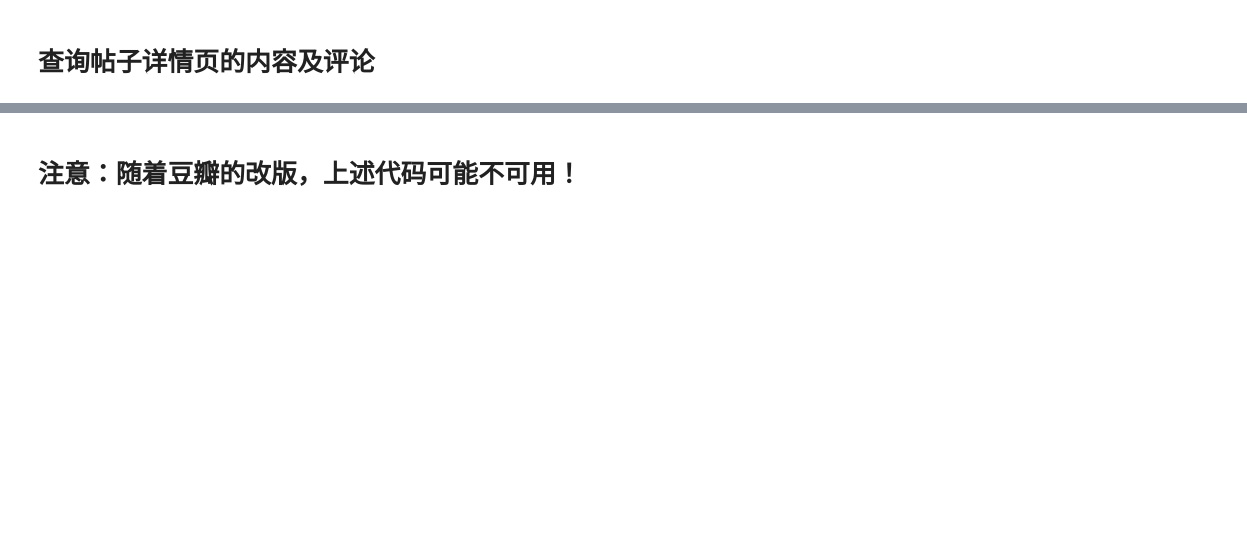
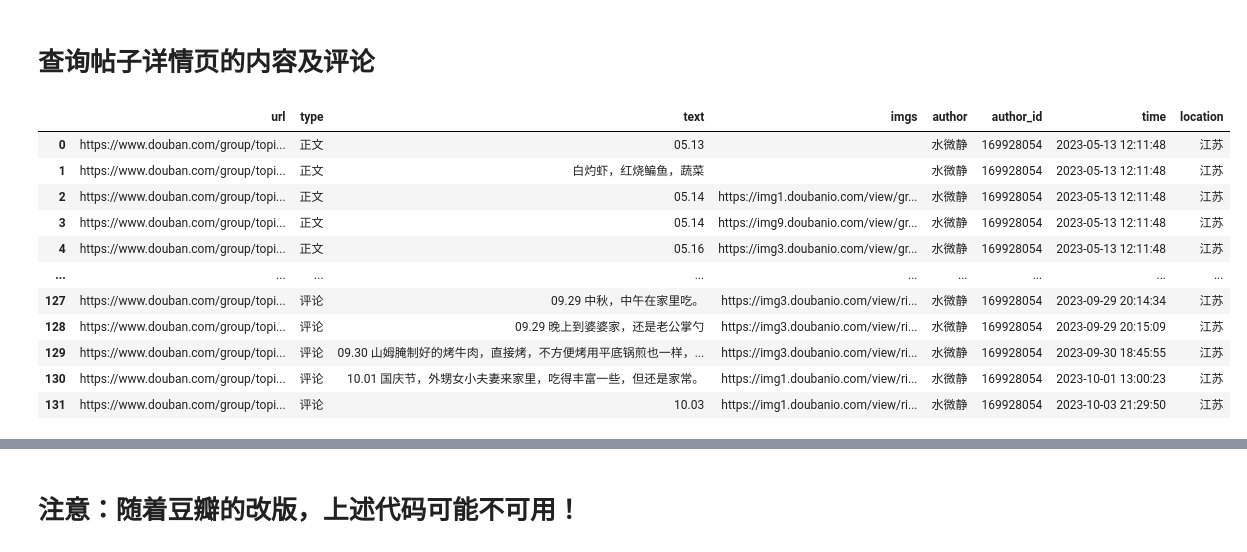
Before and after one commit to chengyumeng/how-to-learn-python, a Jupyter notebook: Q2/q2.ipynb, the cells around one changed output, grey strips where cells are left out. Drawn from its saved outputs; the diff is of its cells as text; code cells hidden in the pictures; blank space fills up the shorter version.

```diff
--- a/Q2/q2.ipynb
+++ b/Q2/q2.ipynb
@@ -72,24 +94,83 @@ https://www.douban.com/group/topic/298458819/ 生蚝鸡汤 11-29 17:11
 # %% [markdown]
 # 查询帖子详情页的内容及评论
 # %%
-def query_topic(url: str,start=0):
+import re
+
+details = pd.DataFrame(columns=['url', 'type', 'text', 'imgs', 'author', 'author_id', 'time', 'location'])
+def query_topic(details: pd.DataFrame, url: str,start=0):
     response =requests.request("GET", "{}?start={}".format(url, start), headers=headers, data=payload)
     soup = BeautifulSoup(response.text, 'html.parser')
+    author_data = soup.select("span.from > a")
+    author_create_time_data = soup.select("span.create-time.color-green")
+    author_location_data = soup.select("span.ip-location")
+    author_name, author_id, author_create_time, author_location = '', '', '', ''
+
+    if len(author_data) > 0:
+        author_name = author_data[0].text
+        author_id = author_data[0]['href'].replace('https://www.douban.com/people/', '').replace('/', '')
+    if len(author_create_time_data) > 0:
+        author_create_time = author_create_time_data[0].text
+    if len(author_location_data) > 0:
+        author_location = author_location_data[0].text
+
+
     data = soup.select("div.rich-content.topic-richtext > p, div.rich-content.topic-richtext > div")
     # 下面的内容解析了文字也解析了图片，和视频里讲的不一样
     if len(data) > 0:
         for item in data:
             img_tags = item.select("img")
             img_urls = [img_tag["src"] for img_tag in img_tags]
-            print("文字： {}， 图片： {}".format(item.text, " ".join(img_urls)))
+            row = pd.DataFrame({
+               'url': url,
+               'type': '正文',
+               'text': item.text,
+               'imgs': " ".join(img_urls),
+               'author': author_name,
+               'author_id': author_id,
+               'time': author_create_time,
+               'location': author_location
+            }, index=[0])
+            details = pd.concat([details, row], ignore_index=True)
+
     arr = soup.select("div.reply-doc.content")
     for item in arr:
         img_tags = item.select("img")
         img_urls = [img_tag["src"] for img_tag in img_tags]
         txt = item.select("p.reply-content")[0].text
         author = item.select("h4 > a")[0].text
-        print("评论： {}， 图片： {}， 作者： {}".format(txt, " ".join(img_urls), author))
+        author_id = item.select("h4 > a")[0]['href'].replace('https://www.douban.com/people/', '').replace('/', '')
+        pubtime = item.select("span.pubtime")[0].text
+        pattern = r"(\d{4}-\d{2}-\d{2} \d{2}:\d{2}:\d{2})\s(.*)"
+        match = re.match(pattern, pubtime)
+        if match:
+            time = match.group(1)
+            location = match.group(2)
+        row = pd.DataFrame({
+               'url': url,
+               'type': '评论',
+               'text': txt,
+               'imgs': " ".join(img_urls),
+               'author': author,
+               'author_id': author_id,
+               'time': time,
+               'location': location
+            }, index=[0])
+        details = pd.concat([details, row], ignore_index=True)
     if len(arr) >= 100:
-        query_topic(url, start+100)
-query_topic("https://www.douban.com/group/topic/288398770/", 0)
+        return query_topic(details, url, start+100)
+    return details
+
+query_topic(details, "https://www.douban.com/group/topic/288398770/", 0)
 # %% [output]
+|  | url | type | text | imgs | author | author_id | time | location |
+| 0 | https://www.douban.com/group/topi... | 正文 | 05.13 |  | 水微静 | 169928054 | 2023-05-13 12:11:48 | 江苏 |
+| 1 | https://www.douban.com/group/topi... | 正文 | 白灼虾，红烧鳊鱼，蔬菜 |  | 水微静 | 169928054 | 2023-05-13 12:11:48 | 江苏 |
+| 2 | https://www.douban.com/group/topi... | 正文 | 05.14 | https://img1.doubanio.com/view/gr... | 水微静 | 169928054 | 2023-05-13 12:11:48 | 江苏 |
+| 3 | https://www.douban.com/group/topi... | 正文 | 05.14 | https://img9.doubanio.com/view/gr... | 水微静 | 169928054 | 2023-05-13 12:11:48 | 江苏 |
+| 4 | https://www.douban.com/group/topi... | 正文 | 05.16 | https://img3.doubanio.com/view/gr... | 水微静 | 169928054 | 2023-05-13 12:11:48 | 江苏 |
+| ... | ... | ... | ... | ... | ... | ... | ... | ... |
+| 127 | https://www.douban.com/group/topi... | 评论 | 09.29 中秋，中午在家里吃。 | https://img3.doubanio.com/view/ri... | 水微静 | 169928054 | 2023-09-29 20:14:34 | 江苏 |
+| 128 | https://www.douban.com/group/topi... | 评论 | 09.29 晚上到婆婆家，还是老公掌勺 | https://img3.doubanio.com/view/ri... | 水微静 | 169928054 | 2023-09-29 20:15:09 | 江苏 |
+| 129 | https://www.douban.com/group/topi... | 评论 | 09.30 山姆腌制好的烤牛肉，直接烤，不方便烤用平底锅煎也一样，... | https://img3.doubanio.com/view/ri... | 水微静 | 169928054 | 2023-09-30 18:45:55 | 江苏 |
+| 130 | https://www.douban.com/group/topi... | 评论 | 10.01 国庆节，外甥女小夫妻来家里，吃得丰富一些，但还是家常。 | https://img1.doubanio.com/view/ri... | 水微静 | 169928054 | 2023-10-01 13:00:23 | 江苏 |
+| 131 | https://www.douban.com/group/topi... | 评论 | 10.03 | https://img1.doubanio.com/view/ri... | 水微静 | 169928054 | 2023-10-03 21:29:50 | 江苏 |
```
Also changed, not shown: parts of 5 cells of this notebook, 3 other files.
